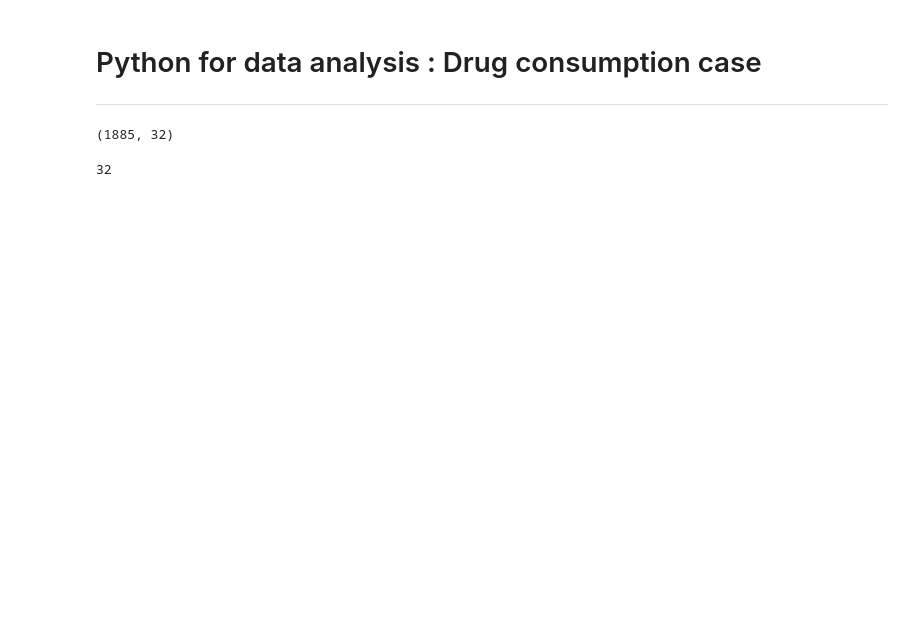
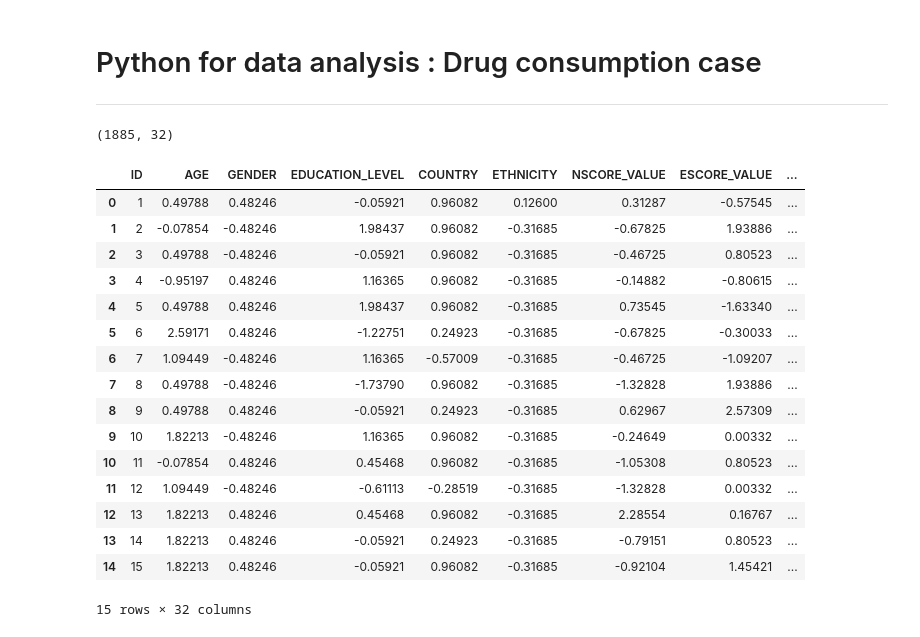
Before and after one commit to m-cheicki/data-viz_drug_consumption, a Jupyter notebook: analysis.ipynb, the cells around one changed output. Drawn from its saved outputs; the diff is of its cells as text; code cells hidden in the pictures; blank space fills up the shorter version.

Commit message:
cleaning dataset

```diff
--- a/analysis.ipynb
+++ b/analysis.ipynb
@@ -12,13 +20,23 @@ dataset = pd.read_csv("https://archive.ics.uci.edu/ml/machine-learning-databases
 dataset.shape
 # %% [output]
 (1885, 32)
-# %%
-columns = ['ID', 'AGE', 'GENDER', 'EDUCATION_LEVEL', 'COUNTRY', 'ETHNICITY', 'NSCORE_VALUE', 'ESCORE_VALUE', 'OSCORE_VALUE', 'ASCORE_VALUE',
-        'CSCORE_VALUE', 'IMPULSIVENESS', 'SENSATION_SEEING', 'ALCOHOL_CONSUMPTION', 'AMPHET_CONSUMPTION', 'AMYL_CONSUMPTION', 'BENZOS_CONSUMPTION',
-        'CAFFEINE_CONSUMPTION', 'CANNABIS_CONSUMPTION', 'CHOCOLATE_CONSUMPTION', 'COKE_CONSUMPTION', 'CRACK_CONSUMPTION', 'ECSTASY_CONSUMPTION',
-        'HEROIN_CONSUMPTION', 'KETAMINE_CONSUMPTION', 'LEGAL_HIGHS_CONSUMPTION', 'LSD_CONSUMPTION', 'METH_CONSUMPTION', 'MAGIC_MUSHROOMS_CONSUMPTION',
-        'NICOTINE_CONSUMPTION', 'SEMER_CONSUMPTION', 'VSA_CONSUMPTION']
-
-len(columns)
-# %% [output]
-32
+# %%
+dataset.head(15)
+# %% [output]
+|  | ID | AGE | GENDER | EDUCATION_LEVEL | COUNTRY | ETHNICITY | NSCORE_VALUE | ESCORE_VALUE | ... |
+| 0 | 1 | 0.49788 | 0.48246 | -0.05921 | 0.96082 | 0.12600 | 0.31287 | -0.57545 | ... |
+| 1 | 2 | -0.07854 | -0.48246 | 1.98437 | 0.96082 | -0.31685 | -0.67825 | 1.93886 | ... |
+| 2 | 3 | 0.49788 | -0.48246 | -0.05921 | 0.96082 | -0.31685 | -0.46725 | 0.80523 | ... |
+| 3 | 4 | -0.95197 | 0.48246 | 1.16365 | 0.96082 | -0.31685 | -0.14882 | -0.80615 | ... |
+| 4 | 5 | 0.49788 | 0.48246 | 1.98437 | 0.96082 | -0.31685 | 0.73545 | -1.63340 | ... |
+| 5 | 6 | 2.59171 | 0.48246 | -1.22751 | 0.24923 | -0.31685 | -0.67825 | -0.30033 | ... |
+| 6 | 7 | 1.09449 | -0.48246 | 1.16365 | -0.57009 | -0.31685 | -0.46725 | -1.09207 | ... |
+| 7 | 8 | 0.49788 | -0.48246 | -1.73790 | 0.96082 | -0.31685 | -1.32828 | 1.93886 | ... |
+| 8 | 9 | 0.49788 | 0.48246 | -0.05921 | 0.24923 | -0.31685 | 0.62967 | 2.57309 | ... |
+| 9 | 10 | 1.82213 | -0.48246 | 1.16365 | 0.96082 | -0.31685 | -0.24649 | 0.00332 | ... |
+| 10 | 11 | -0.07854 | 0.48246 | 0.45468 | 0.96082 | -0.31685 | -1.05308 | 0.80523 | ... |
+| 11 | 12 | 1.09449 | -0.48246 | -0.61113 | -0.28519 | -0.31685 | -1.32828 | 0.00332 | ... |
+| 12 | 13 | 1.82213 | 0.48246 | 0.45468 | 0.96082 | -0.31685 | 2.28554 | 0.16767 | ... |
+| 13 | 14 | 1.82213 | 0.48246 | -0.05921 | 0.24923 | -0.31685 | -0.79151 | 0.80523 | ... |
+| 14 | 15 | 1.82213 | 0.48246 | -0.05921 | 0.96082 | -0.31685 | -0.92104 | 1.45421 | ... |
+15 rows × 32 columns
```
Also changed, not shown: parts of 12 cells of this notebook.
